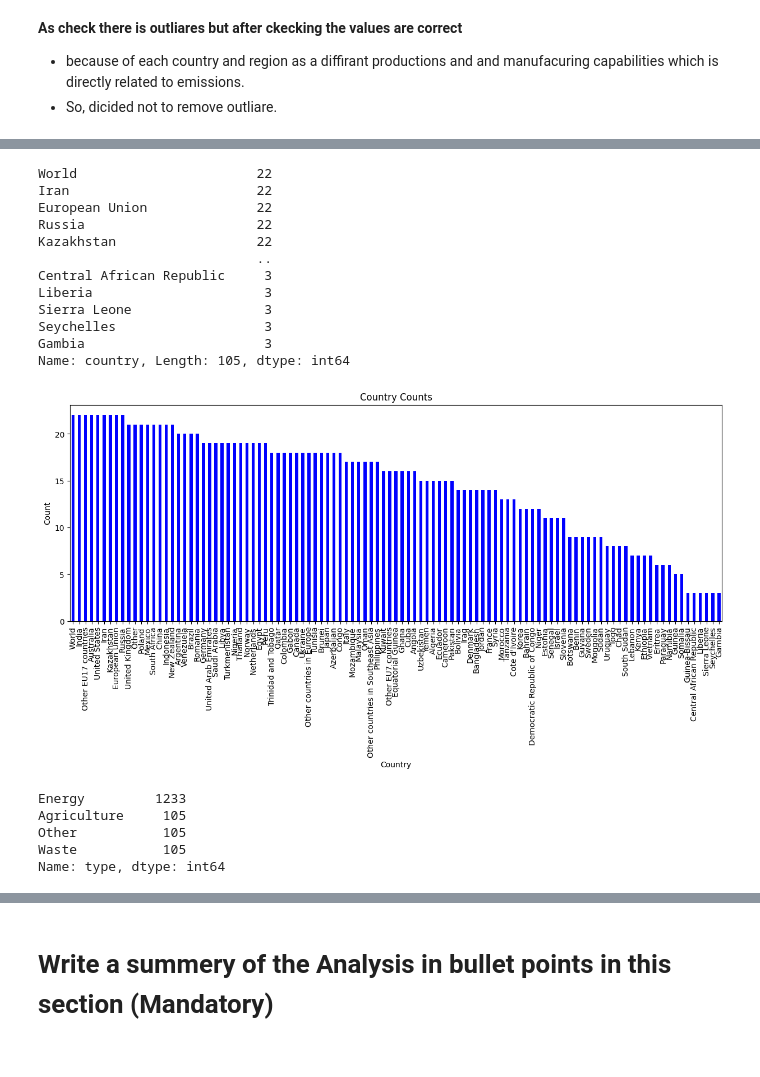
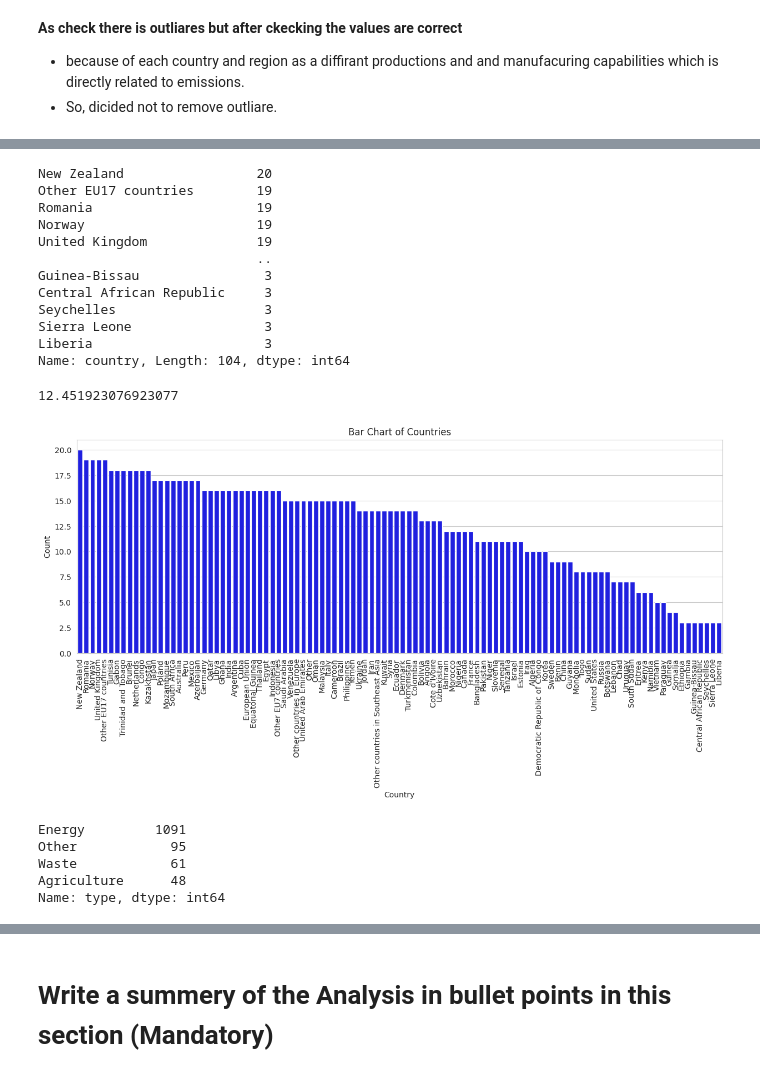
Before and after one commit to shashank297/Global-Emissions-Data-Analysis, a Jupyter notebook: Global_Emissions_Data_Analysis.ipynb, the cells around one changed output, grey strips where cells are left out. Saved outputs shown, nothing was run; the diff lists cells and outputs as text; code cells hidden in the pictures.

```diff
--- a/Global_Emissions_Data_Analysis.ipynb
+++ b/Global_Emissions_Data_Analysis.ipynb
@@ -169,5 +174,6 @@ df[df['emissions']>15000]
 Q1 = df['emissions'].quantile(0.25)
 Q3 = df['emissions'].quantile(0.75)
 IQR = Q3 - Q1
-threshold = 1.5
-df[(df['emissions'] < Q1 - threshold*IQR) | (df['emissions'] > Q3 + threshold*IQR)]
+lower_bound = Q1 - 1.5*IQR
+upper_bound = Q3 + 1.5*IQR
+df=df[(df['emissions'] >= lower_bound) & (df['emissions'] <= upper_bound)]
@@ -217,0 +262,14 @@ df.region.value_counts().plot(kind='pie',autopct='%0.1f%%')
+# %%
+# Use Pandas to count the number of occurrences of each region
+region_counts = df.region.value_counts()
+
+# Use Seaborn to create a pie chart
+sns.set_style('whitegrid')
+plt.figure(figsize=(12,8))
+plt.pie(x=region_counts.values, labels=region_counts.index, autopct='%0.1f%%', colors=sns.color_palette('Blues'))
+
+# Set the title
+plt.title('Pie Chart of Regions')
+
+# Show the chart
+plt.show()
@@ -218,39 +278,53 @@ df.region.value_counts().plot(kind='pie',autopct='%0.1f%%')
 # %%
 df.country.value_counts()
 # %% [output]
-World                       22
-Iran                        22
-European Union              22
-Russia                      22
-Kazakhstan                  22
+New Zealand                 20
+Other EU17 countries        19
+Romania                     19
+Norway                      19
+United Kingdom              19
                             ..
+Guinea-Bissau                3
 Central African Republic     3
+Seychelles                   3
+Sierra Leone                 3
 Liberia                      3
-Sierra Leone                 3
-Seychelles                   3
-Gambia                       3
-Name: country, Length: 105, dtype: int64
+Name: country, Length: 104, dtype: int64
+# %%
+df.country.value_counts().mean()
+# %% [output]
+12.451923076923077
 # %%
 # Set plot size
 plt.figure(figsize=(15, 5))
 
-# Generate the plot
-df.country.value_counts().sort_values(ascending=False).plot(kind='bar', color='blue')
+country_counts = df.country.value_counts().sort_values(ascending=False)
 
-# Add a title and axis labels
-plt.title('Country Counts')
+# Use Seaborn to create a bar chart
+sns.set_style('whitegrid')
+sns.barplot(x=country_counts.index, y=country_counts.values, color='blue')
+
+# Set the x-axis label
 plt.xlabel('Country')
+
+# Set the y-axis label
 plt.ylabel('Count')
 
-# Show the plot
+# Set the title
+plt.title('Bar Chart of Countries')
+
+# Rotate the x-axis labels to avoid overlapping
+plt.xticks(rotation=90)
+
+# Show the chart
 plt.show()
 # %% [output]
-[figure, old version]
+[figure, new version]
 # %%
 df.type.value_counts()
 # %% [output]
-Energy         1233
-Agriculture     105
-Other           105
-Waste           105
+Energy         1091
+Other            95
+Waste            61
+Agriculture      48
 Name: type, dtype: int64
```
Also changed, not shown: parts of 65 cells of this notebook.
